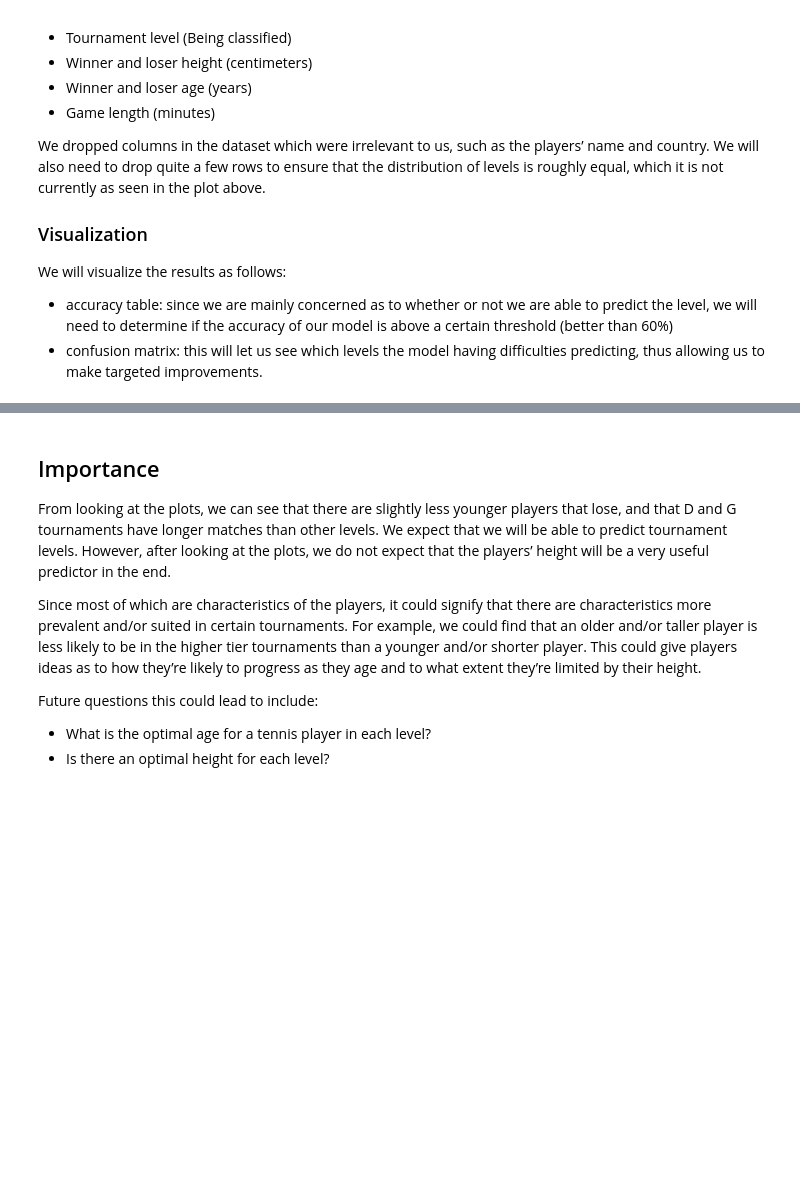
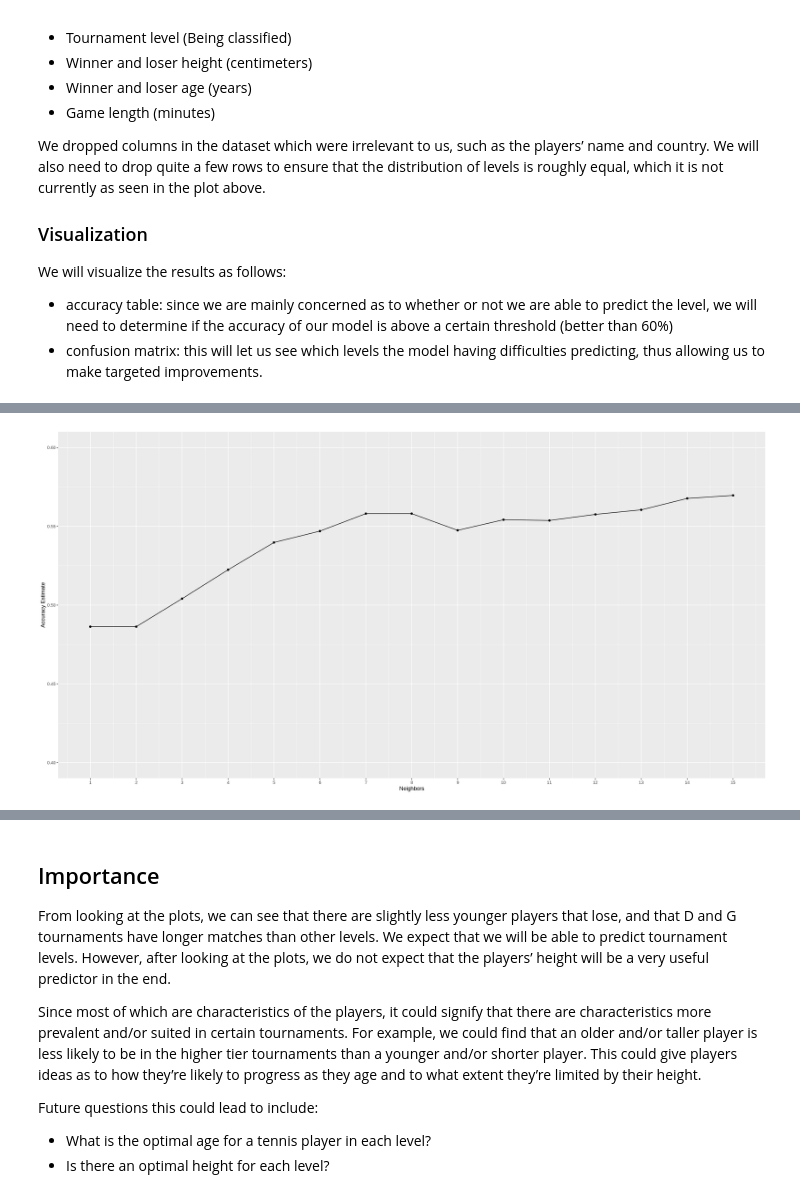
Before and after one commit to browningluke/ubc-dsci100-project, a Jupyter notebook: tennis.ipynb, the cells around one changed output, grey strips where cells are left out. Saved outputs shown, nothing was run; the diff lists cells and outputs as text; code cells hidden in the pictures; blank space fills up the shorter version.

Commit message:
Add classification analysis

```diff
--- a/tennis.ipynb
+++ b/tennis.ipynb
@@ -181,3 +197,11 @@ We dropped columns in the dataset which were irrelevant to us, such as the playe
 We will visualize the results as follows:
 - accuracy table: since we are mainly concerned as to whether or not we are able to predict the level, we will need to determine if the accuracy of our model is above a certain threshold (better than 60%)
 - confusion matrix: this will let us see which levels the model having difficulties predicting, thus allowing us to make targeted improvements.
+# %%
+# Create the recipe from the training data. Scale and center the data (since we are using KNN)
+
+tenis_recipe <- recipe(tourney_level ~ ., data = tennis_train) %>%
+    step_scale(all_predictors()) %>%
+    step_center(all_predictors())
+
+tenis_recipe
@@ -183,0 +221,15 @@ We will visualize the results as follows:
+# %%
+# Create folds to cross-validate our model while we tune it.
+
+tenis_vfold <- vfold_cv(tennis_train, v = 5, strata = tourney_level)
+
+knn_tune <- nearest_neighbor(weight_func = "rectangular", neighbors = tune()) %>%
+      set_engine("kknn") %>%
+      set_mode("classification")
+
+knn_results <- workflow() %>%
+      add_recipe(tenis_recipe) %>%
+      add_model(knn_tune) %>%
+      tune_grid(resamples = tenis_vfold, grid = 20) %>%
+      collect_metrics(.)
+head(knn_results)
@@ -183,0 +246,15 @@ We will visualize the results as follows:
+# %%
+# Calculate and plot the accuracy of the model versus the number of neighbours (K).
+
+accuracies <- knn_results %>%
+      filter(.metric == "accuracy")
+
+accuracy_versus_k <- ggplot(accuracies, aes(x = neighbors, y = mean)) +
+      geom_point() +
+      geom_line() +
+      labs(x = "Neighbors", y = "Accuracy Estimate") +
+      scale_x_continuous(breaks = seq(0, 20, by = 1)) +  # adjusting the x-axis
+      scale_y_continuous(limits = c(0.4, 0.6)) # adjusting the y-axis
+accuracy_versus_k
+# %% [output]
+[figure, added]
```
Also changed, not shown: parts of 11 cells of this notebook.
